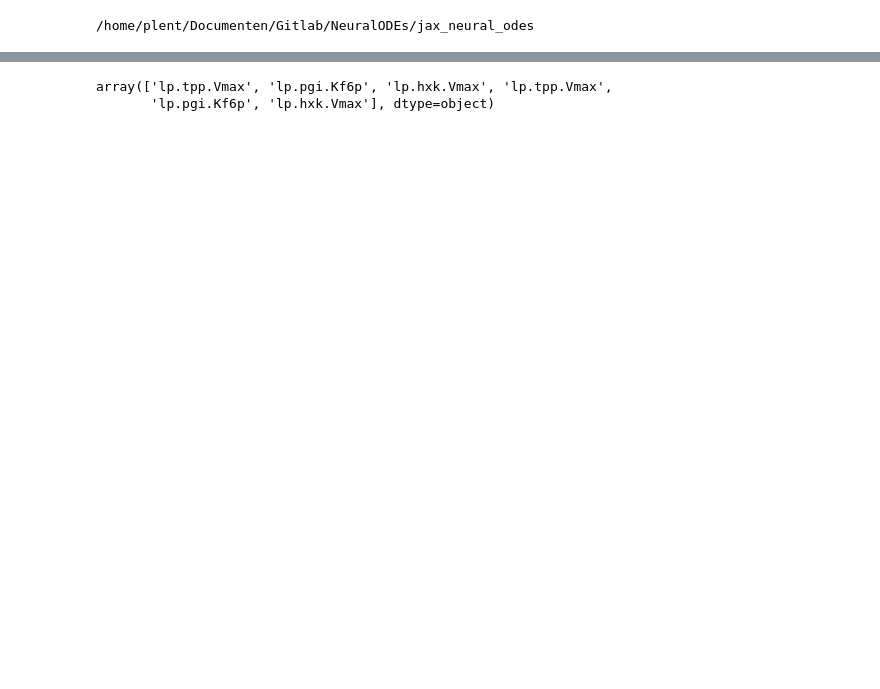
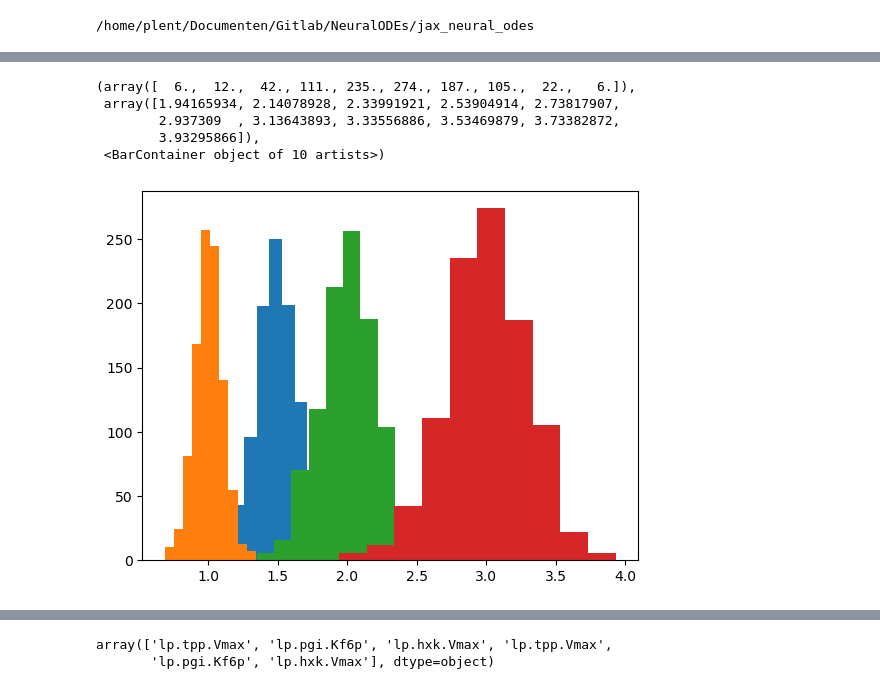
Before and after one commit to mahdi-shafiei/jaxkineticmodel, a Jupyter notebook: source/simulated_dbtl/simulated_dbtl_injjax_dev.ipynb, the cells around one changed output, grey strips where cells are left out. Drawn from its saved outputs; the diff is of its cells as text; code cells hidden in the pictures; blank space fills up the shorter version.

```diff
--- a/source/simulated_dbtl/simulated_dbtl_injjax_dev.ipynb
+++ b/source/simulated_dbtl/simulated_dbtl_injjax_dev.ipynb
@@ -198,0 +319,13 @@ model.species_names
+# %%
+plt.hist(np.random.normal(1.5,scale=1.5*0.1,size=1000))
+
+plt.hist(np.random.normal(1,scale=1*0.1,size=1000))
+plt.hist(np.random.normal(2,scale=2*0.1,size=1000))
+plt.hist(np.random.normal(3,scale=3*0.1,size=1000))
+# %% [output]
+(array([  6.,  12.,  42., 111., 235., 274., 187., 105.,  22.,   6.]),
+ array([1.94165934, 2.14078928, 2.33991921, 2.53904914, 2.73817907,
+        2.937309  , 3.13643893, 3.33556886, 3.53469879, 3.73382872,
+        3.93295866]),
+ <BarContainer object of 10 artists>)
+[figure, added]
```
Also changed, not shown: parts of 5 cells of this notebook, 1 other file.
